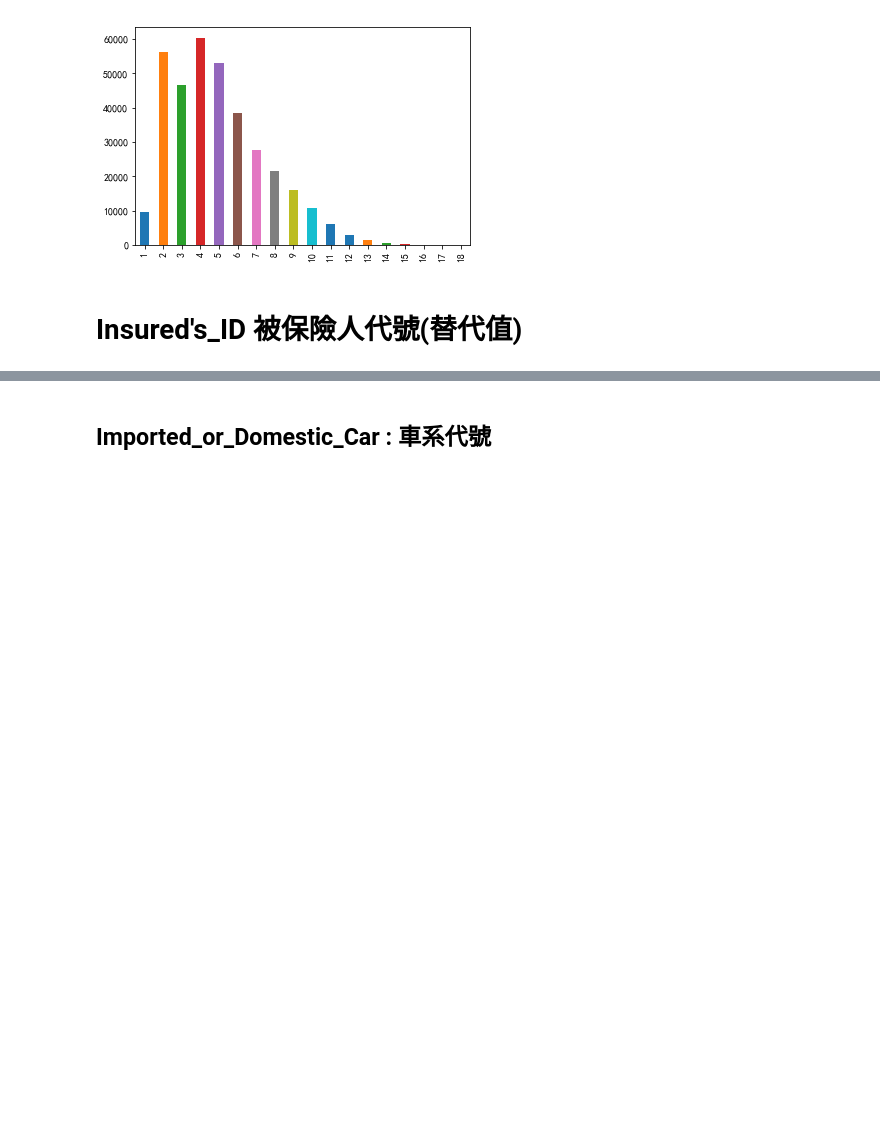
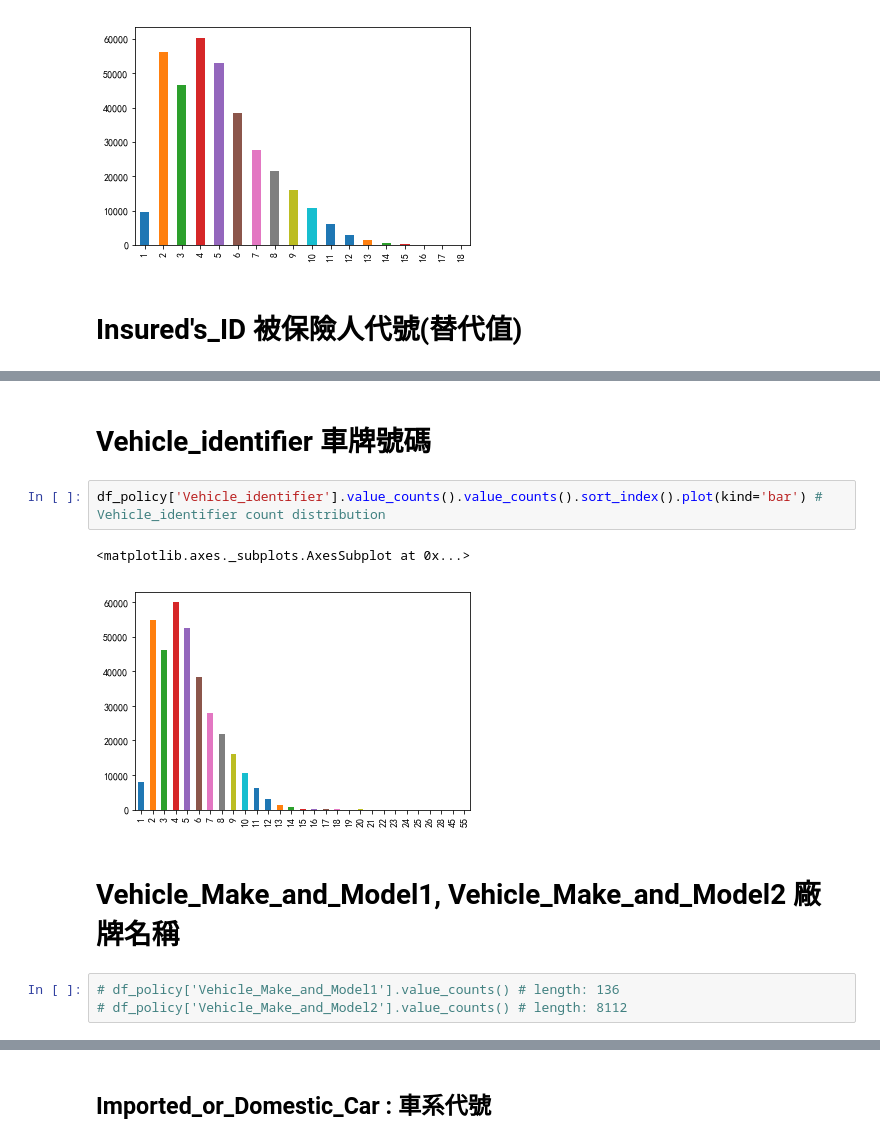
Before and after one commit to taipingeric/tbddd, a Jupyter notebook: EDA.ipynb, the cells around one changed output, grey strips where cells are left out. Drawn from its saved outputs; the diff is of its cells as text; blank space fills up the shorter version.

```diff
--- a/EDA.ipynb
+++ b/EDA.ipynb
@@ -122,0 +165,12 @@ df_policy[df_policy['Prior_Policy_Number'].isnull()].head()
+# %% [markdown]
+# Vehicle_identifier 車牌號碼
+# %%
+df_policy['Vehicle_identifier'].value_counts().value_counts().sort_index().plot(kind='bar') # Vehicle_identifier count distribution
+# %% [output]
+<matplotlib.axes._subplots.AxesSubplot at 0x...>
+[figure, added]
+# %% [markdown]
+# Vehicle_Make_and_Model1, Vehicle_Make_and_Model2 廠牌名稱
+# %%
+# df_policy['Vehicle_Make_and_Model1'].value_counts() # length: 136
+# df_policy['Vehicle_Make_and_Model2'].value_counts() # length: 8112
```
Also changed, not shown: parts of 17 cells of this notebook.
